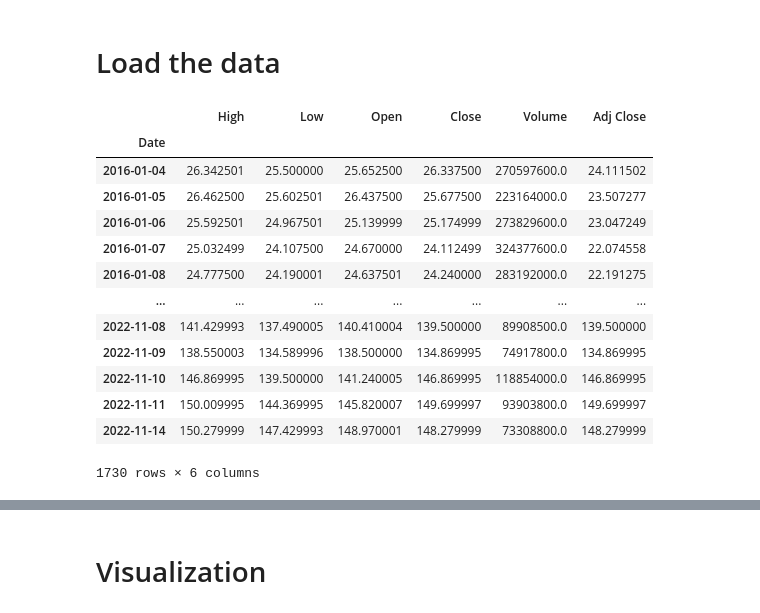
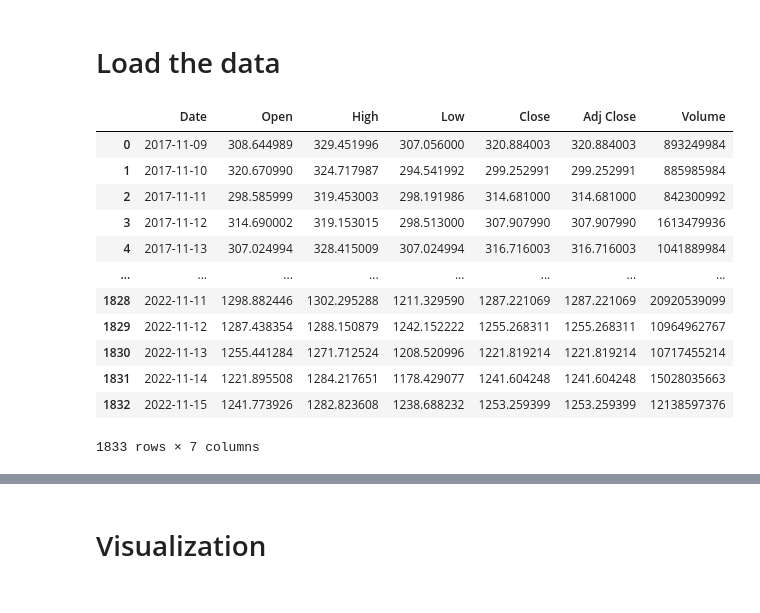
Before and after one commit to renyong0102/CS5100group7, a Jupyter notebook: group7_final.ipynb, the cells around one changed output, grey strips where cells are left out. Cells and saved outputs as stored; diff of their text form; code cells hidden in the pictures.

```diff
--- a/group7_final.ipynb
+++ b/group7_final.ipynb
@@ -40,8 +16,21 @@ Requirement already satisfied: six>=1.5 in /usr/local/lib/python3.7/dist-package
 # %% [markdown]
 # Load the data
 # %%
-
-# url = 'https://raw.githubusercontent.com/Dabaiee/CS5100group7/main/ethereumprice_org.csv'
-# df = pd.read_csv(url)
-# # df = pd.read_csv("ethereumprice_org.csv")
-# df
+#1st approach get data from our github
+url = 'https://raw.githubusercontent.com/Dabaiee/CS5100group7/main/ETH-USD.csv'
+df = pd.read_csv(url)
+df
+# %% [output]
+|  | Date | Open | High | Low | Close | Adj Close | Volume |
+| 0 | 2017-11-09 | 308.644989 | 329.451996 | 307.056000 | 320.884003 | 320.884003 | 893249984 |
+| 1 | 2017-11-10 | 320.670990 | 324.717987 | 294.541992 | 299.252991 | 299.252991 | 885985984 |
+| 2 | 2017-11-11 | 298.585999 | 319.453003 | 298.191986 | 314.681000 | 314.681000 | 842300992 |
+| 3 | 2017-11-12 | 314.690002 | 319.153015 | 298.513000 | 307.907990 | 307.907990 | 1613479936 |
+| 4 | 2017-11-13 | 307.024994 | 328.415009 | 307.024994 | 316.716003 | 316.716003 | 1041889984 |
+| ... | ... | ... | ... | ... | ... | ... | ... |
+| 1828 | 2022-11-11 | 1298.882446 | 1302.295288 | 1211.329590 | 1287.221069 | 1287.221069 | 20920539099 |
+| 1829 | 2022-11-12 | 1287.438354 | 1288.150879 | 1242.152222 | 1255.268311 | 1255.268311 | 10964962767 |
+| 1830 | 2022-11-13 | 1255.441284 | 1271.712524 | 1208.520996 | 1221.819214 | 1221.819214 | 10717455214 |
+| 1831 | 2022-11-14 | 1221.895508 | 1284.217651 | 1178.429077 | 1241.604248 | 1241.604248 | 15028035663 |
+| 1832 | 2022-11-15 | 1241.773926 | 1282.823608 | 1238.688232 | 1253.259399 | 1253.259399 | 12138597376 |
+1833 rows × 7 columns
@@ -48,23 +41,9 @@ Requirement already satisfied: six>=1.5 in /usr/local/lib/python3.7/dist-package
 # %%
-# ETH-USD
-current = dt.datetime.now()
-df = web.DataReader('ETH-USD', data_source='yahoo', start='2016-01-01', end=current)
-df
+#2nd apprroach to get data
+#get data from yahoo
+# current = dt.datetime.now()
+# df = web.DataReader('ETH-USD', data_source='yahoo', start='2016-01-01', end=current)
+# df
-# %% [output]
-|  | High | Low | Open | Close | Volume | Adj Close |
-| Date |  |  |  |  |  |  |
-| 2016-01-04 | 26.342501 | 25.500000 | 25.652500 | 26.337500 | 270597600.0 | 24.111502 |
-| 2016-01-05 | 26.462500 | 25.602501 | 26.437500 | 25.677500 | 223164000.0 | 23.507277 |
-| 2016-01-06 | 25.592501 | 24.967501 | 25.139999 | 25.174999 | 273829600.0 | 23.047249 |
-| 2016-01-07 | 25.032499 | 24.107500 | 24.670000 | 24.112499 | 324377600.0 | 22.074558 |
-| 2016-01-08 | 24.777500 | 24.190001 | 24.637501 | 24.240000 | 283192000.0 | 22.191275 |
-| ... | ... | ... | ... | ... | ... | ... |
-| 2022-11-08 | 141.429993 | 137.490005 | 140.410004 | 139.500000 | 89908500.0 | 139.500000 |
-| 2022-11-09 | 138.550003 | 134.589996 | 138.500000 | 134.869995 | 74917800.0 | 134.869995 |
-| 2022-11-10 | 146.869995 | 139.500000 | 141.240005 | 146.869995 | 118854000.0 | 146.869995 |
-| 2022-11-11 | 150.009995 | 144.369995 | 145.820007 | 149.699997 | 93903800.0 | 149.699997 |
-| 2022-11-14 | 150.279999 | 147.429993 | 148.970001 | 148.279999 | 73308800.0 | 148.279999 |
-1730 rows × 6 columns
 # %%
 df.info()
 # %% [output]
```
Also changed, not shown: parts of 17 cells of this notebook.
